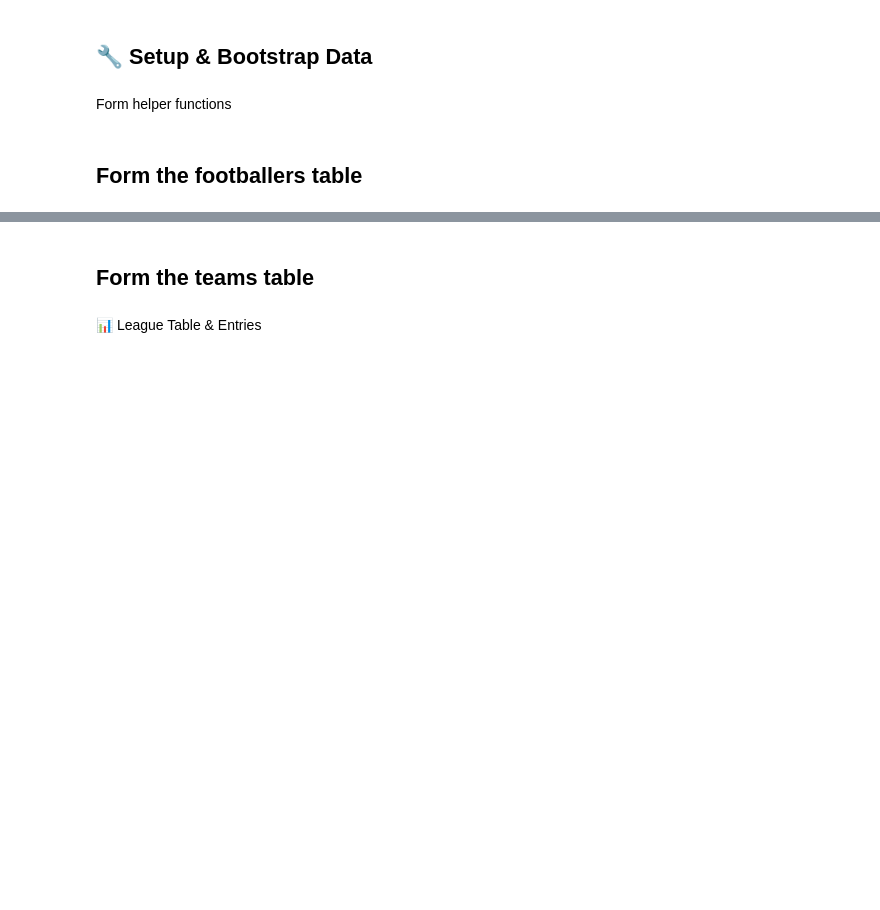
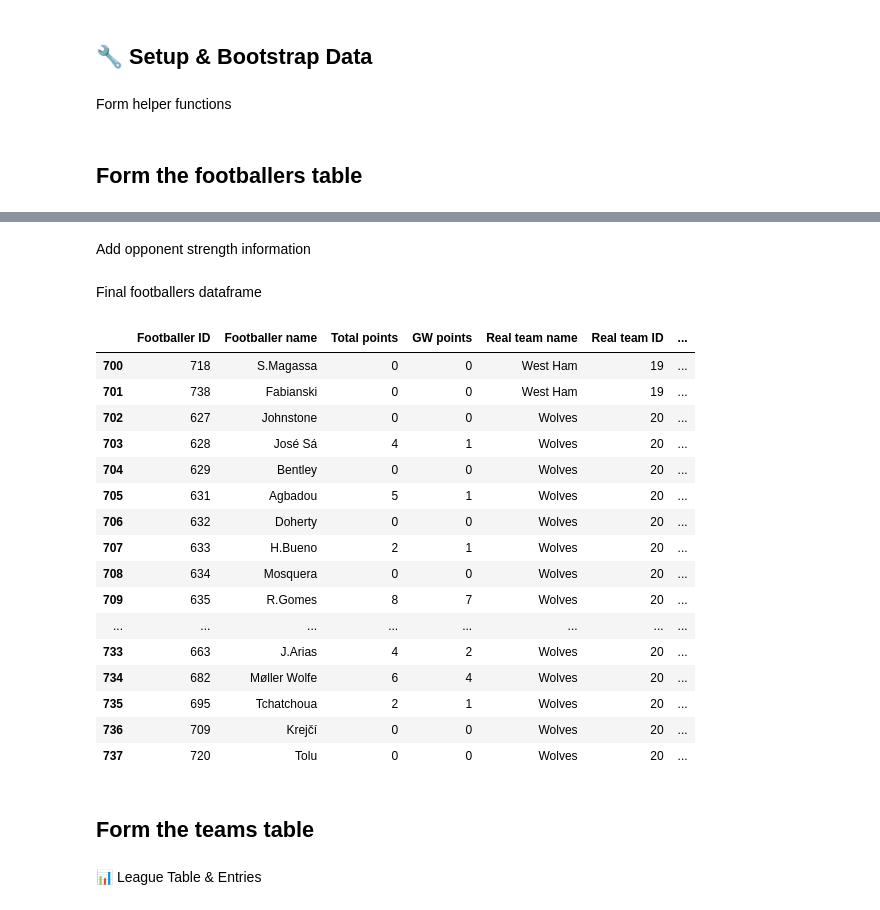
Before and after one commit to Muhammad-Daniyal-18/FPL, a Jupyter notebook: fpl_roundup.ipynb, the cells around one changed output, grey strips where cells are left out. Cells and saved outputs as stored; diff of their text form; code cells hidden in the pictures; blank space fills up the shorter version.

Commit message:
Client changes (7 points)

```diff
--- a/fpl_roundup.ipynb
+++ b/fpl_roundup.ipynb
@@ -145,3 +123,66 @@ df_footballers.iloc[140:190]
+# %% [markdown]
+Add opponent strength information
+# %%
+raw_strengths = {
+    t["id"]: (t["strength_overall_home"] + t["strength_overall_away"]) / 2
+    for t in bootstrap["teams"]
+}
+
+# Scale strengths to 1–10
+min_s, max_s = min(raw_strengths.values()), max(raw_strengths.values())
+
+def scale_strength(val, min_s, max_s):
+    return round(1 + 9 * (val - min_s) / (max_s - min_s), 1)
+
+team_strengths_scaled = {
+    tid: scale_strength(val, min_s, max_s) for tid, val in raw_strengths.items()
+}
+
+# Current gameweek (finished or current)
+fixtures = requests.get(f"{BASE_URL}/fixtures/?event={current_gw}").json()
+
+# Map: team_id -> opponent_id
+opponents = {}
+for f in fixtures:
+    home, away = f["team_h"], f["team_a"]
+    opponents[home] = away
+    opponents[away] = home
+
+# Add opponent info (scaled)
+def get_opponent_info(team_id):
+    opp_id = opponents.get(team_id)
+    if opp_id is None:
+        return None, None
+    return teams_lookup[opp_id], team_strengths_scaled[opp_id]
+
+df_footballers["Last opponent name"] = df_footballers["Real team ID"].apply(
+    lambda tid: get_opponent_info(tid)[0]
+)
+df_footballers["Last opponent strength (1-10)"] = df_footballers["Real team ID"].apply(
+    lambda tid: get_opponent_info(tid)[1]
+)
+# %% [markdown]
+Final footballers dataframe
+# %%
+df_footballers.iloc[700:750]
+# %% [output]
+|  | Footballer ID | Footballer name | Total points | GW points | Real team name | Real team ID | ... |
+| 700 | 718 | S.Magassa | 0 | 0 | West Ham | 19 | ... |
+| 701 | 738 | Fabianski | 0 | 0 | West Ham | 19 | ... |
+| 702 | 627 | Johnstone | 0 | 0 | Wolves | 20 | ... |
+| 703 | 628 | José Sá | 4 | 1 | Wolves | 20 | ... |
+| 704 | 629 | Bentley | 0 | 0 | Wolves | 20 | ... |
+| 705 | 631 | Agbadou | 5 | 1 | Wolves | 20 | ... |
+| 706 | 632 | Doherty | 0 | 0 | Wolves | 20 | ... |
+| 707 | 633 | H.Bueno | 2 | 1 | Wolves | 20 | ... |
+| 708 | 634 | Mosquera | 0 | 0 | Wolves | 20 | ... |
+| 709 | 635 | R.Gomes | 8 | 7 | Wolves | 20 | ... |
+| ... | ... | ... | ... | ... | ... | ... | ... |
+| 733 | 663 | J.Arias | 4 | 2 | Wolves | 20 | ... |
+| 734 | 682 | Møller Wolfe | 6 | 4 | Wolves | 20 | ... |
+| 735 | 695 | Tchatchoua | 2 | 1 | Wolves | 20 | ... |
+| 736 | 709 | Krejčí | 0 | 0 | Wolves | 20 | ... |
+| 737 | 720 | Tolu | 0 | 0 | Wolves | 20 | ... |
 # %% [markdown]
 ## Form the teams table
 # %% [markdown]
```
Also changed, not shown: parts of 43 cells of this notebook, 2 other files.
